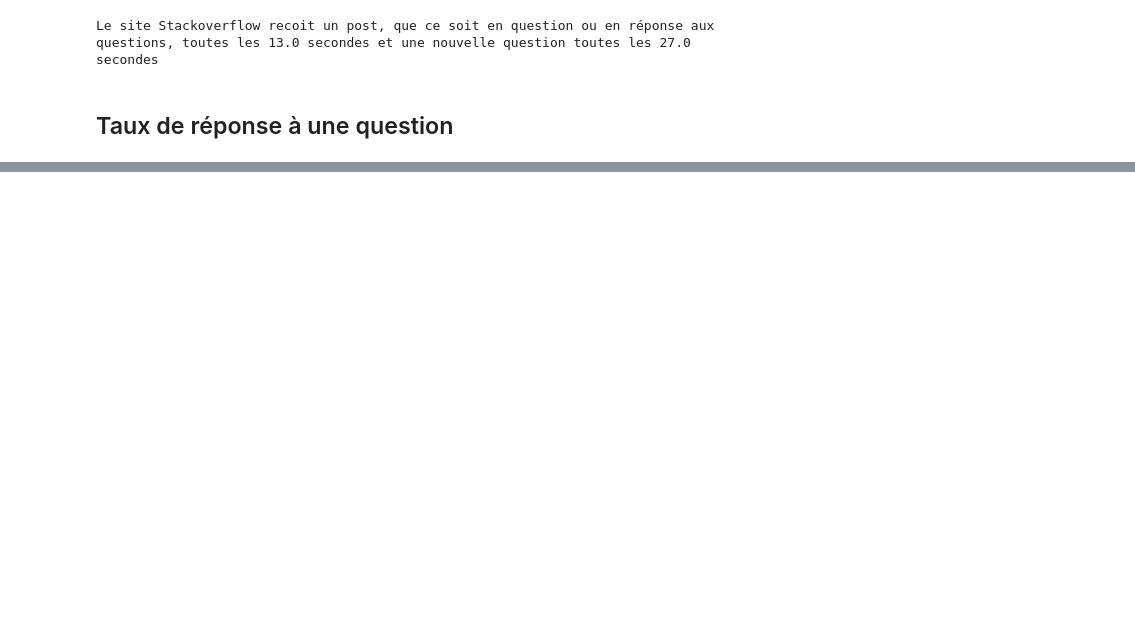
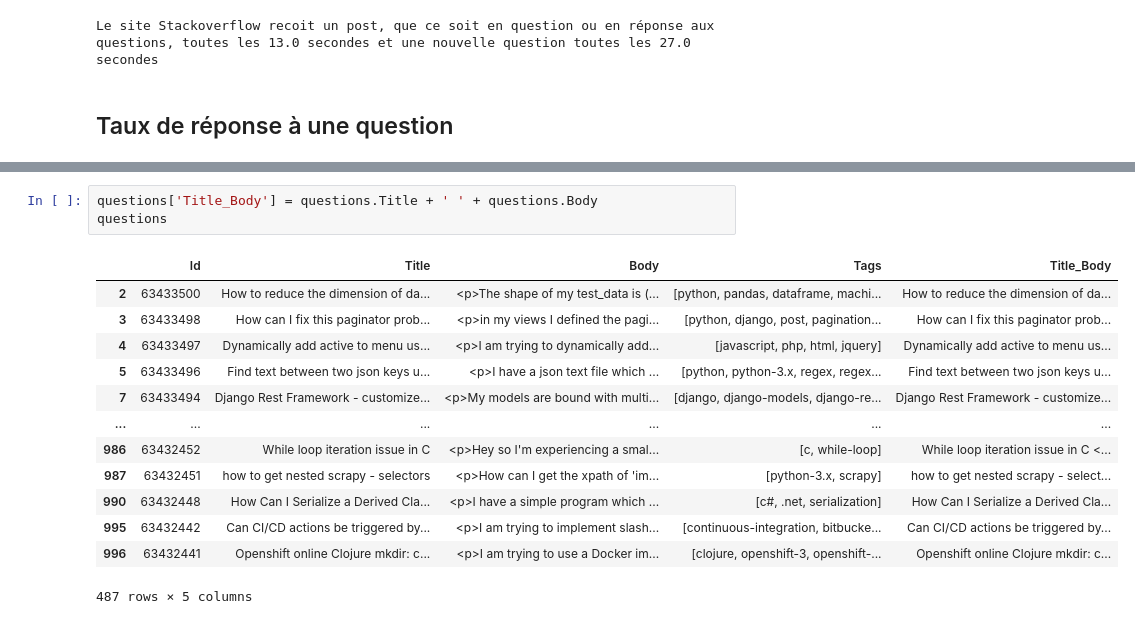
Before and after one commit to Adrian1903/Categorisez-automatiquement-des-questions, a Jupyter notebook: dev/01_nettoyage.ipynb, the cells around one changed output, grey strips where cells are left out. Saved outputs shown, nothing was run; the diff lists cells and outputs as text; blank space fills up the shorter version.

```diff
--- a/dev/01_nettoyage.ipynb
+++ b/dev/01_nettoyage.ipynb
@@ -303,0 +212,17 @@ print(accuracy)
+# %%
+questions['Title_Body'] = questions.Title + ' ' + questions.Body
+questions
+# %% [output]
+|  | Id | Title | Body | Tags | Title_Body |
+| 2 | 63433500 | How to reduce the dimension of da... | <p>The shape of my test_data is (... | [python, pandas, dataframe, machi... | How to reduce the dimension of da... |
+| 3 | 63433498 | How can I fix this paginator prob... | <p>in my views I defined the pagi... | [python, django, post, pagination... | How can I fix this paginator prob... |
+| 4 | 63433497 | Dynamically add active to menu us... | <p>I am trying to dynamically add... | [javascript, php, html, jquery] | Dynamically add active to menu us... |
+| 5 | 63433496 | Find text between two json keys u... | <p>I have a json text file which ... | [python, python-3.x, regex, regex... | Find text between two json keys u... |
+| 7 | 63433494 | Django Rest Framework - customize... | <p>My models are bound with multi... | [django, django-models, django-re... | Django Rest Framework - customize... |
+| ... | ... | ... | ... | ... | ... |
+| 986 | 63432452 | While loop iteration issue in C | <p>Hey so I'm experiencing a smal... | [c, while-loop] | While loop iteration issue in C <... |
+| 987 | 63432451 | how to get nested scrapy - selectors | <p>How can I get the xpath of 'im... | [python-3.x, scrapy] | how to get nested scrapy - select... |
+| 990 | 63432448 | How Can I Serialize a Derived Cla... | <p>I have a simple program which ... | [c#, .net, serialization] | How Can I Serialize a Derived Cla... |
+| 995 | 63432442 | Can CI/CD actions be triggered by... | <p>I am trying to implement slash... | [continuous-integration, bitbucke... | Can CI/CD actions be triggered by... |
+| 996 | 63432441 | Openshift online Clojure mkdir: c... | <p>I am trying to use a Docker im... | [clojure, openshift-3, openshift-... | Openshift online Clojure mkdir: c... |
+487 rows × 5 columns
```
Also changed, not shown: parts of 43 cells of this notebook.
